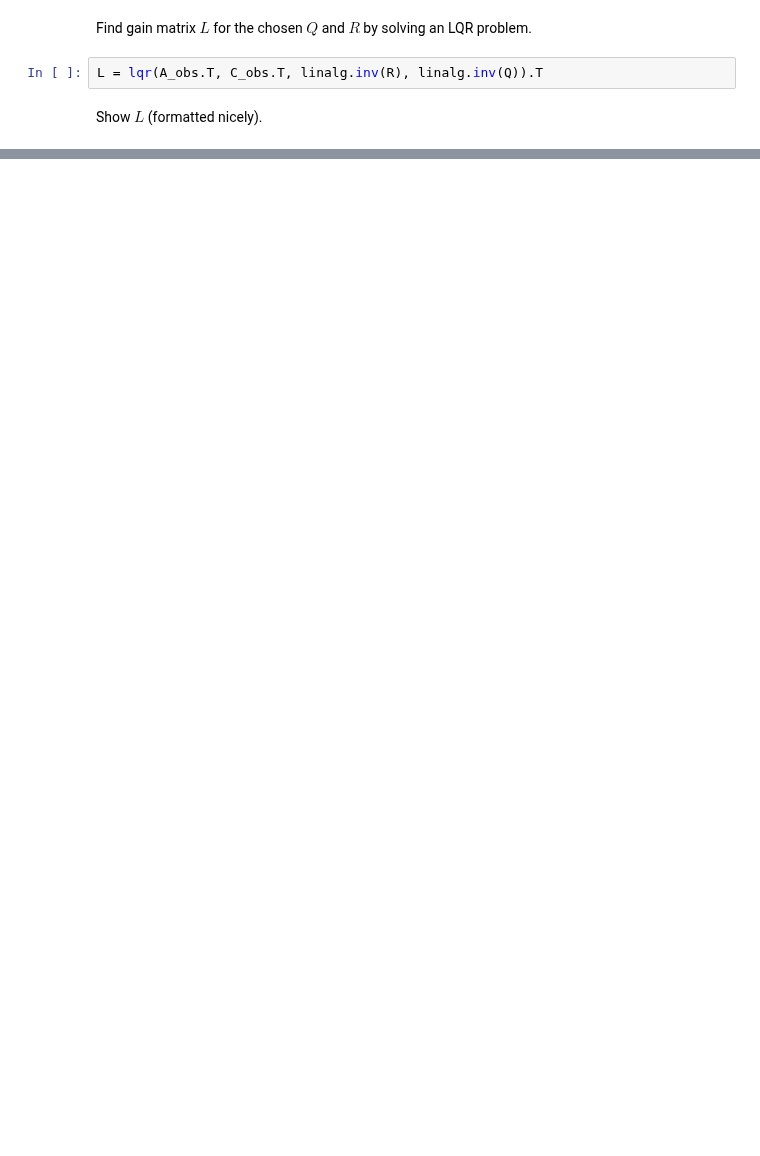
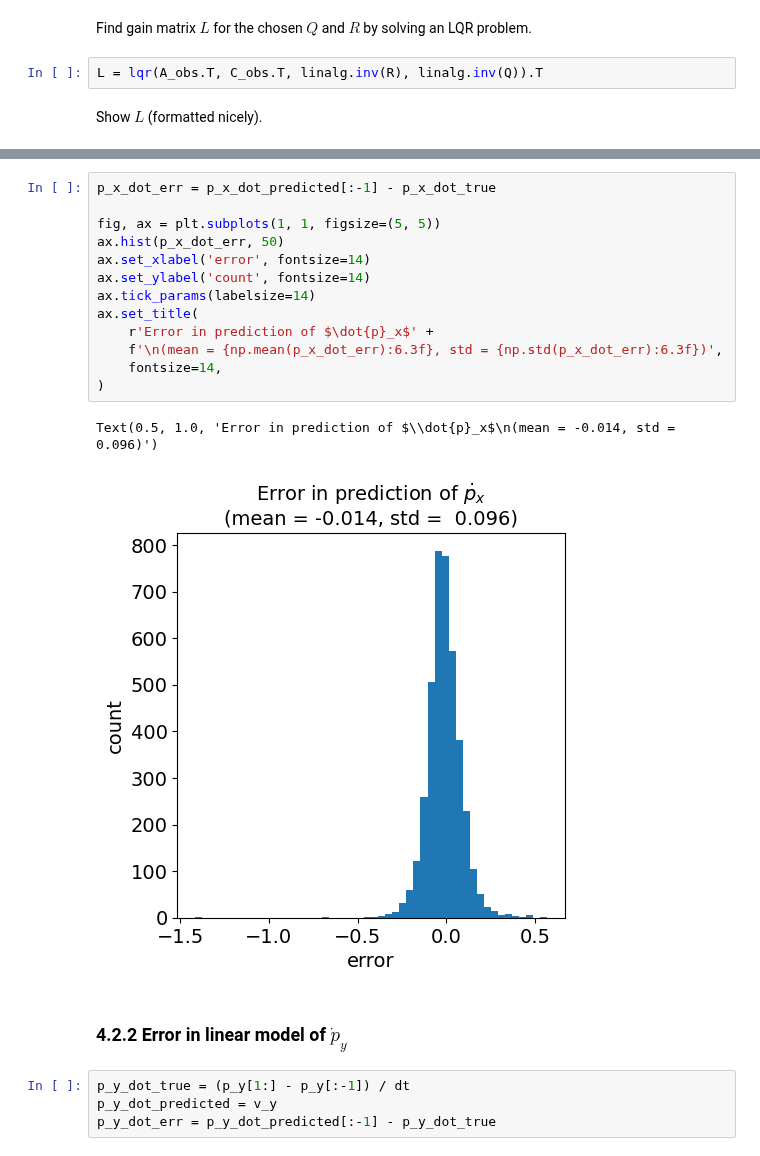
Before and after one commit to Chairless-maybe/crazyflie-client, a Jupyter notebook: project/state-space-derivation.ipynb, the cells around one changed output, grey strips where cells are left out. Saved outputs shown, nothing was run; the diff lists cells and outputs as text; blank space fills up the shorter version.

```diff
--- a/project/state-space-derivation.ipynb
+++ b/project/state-space-derivation.ipynb
@@ -434,0 +543,22 @@ L = [[    0.120659     0.000000     0.000000     1.007434    -0.000000     0.000
+# %%
+p_x_dot_err = p_x_dot_predicted[:-1] - p_x_dot_true
+
+fig, ax = plt.subplots(1, 1, figsize=(5, 5))
+ax.hist(p_x_dot_err, 50)
+ax.set_xlabel('error', fontsize=14)
+ax.set_ylabel('count', fontsize=14)
+ax.tick_params(labelsize=14)
+ax.set_title(
+    r'Error in prediction of $\dot{p}_x$' +
+    f'\n(mean = {np.mean(p_x_dot_err):6.3f}, std = {np.std(p_x_dot_err):6.3f})',
+    fontsize=14,
+)
+# %% [output]
+Text(0.5, 1.0, 'Error in prediction of $\\dot{p}_x$\n(mean = -0.014, std =  0.096)')
+[figure, added]
+# %% [markdown]
+### 4.2.2 Error in linear model of $\dot{p}_y$
+# %%
+p_y_dot_true = (p_y[1:] - p_y[:-1]) / dt
+p_y_dot_predicted = v_y
+p_y_dot_err = p_y_dot_predicted[:-1] - p_y_dot_true
```
Also changed, not shown: parts of 83 cells of this notebook, 7 other files.
